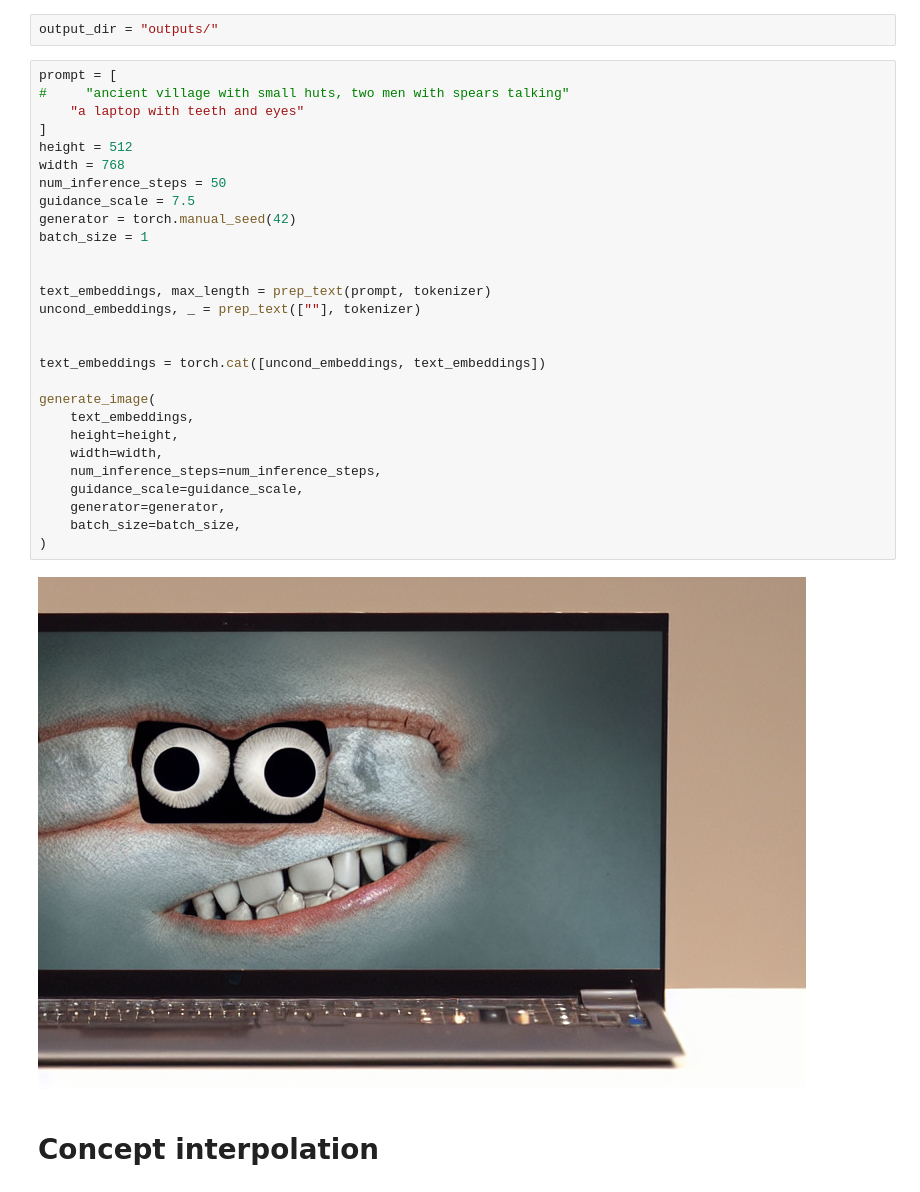
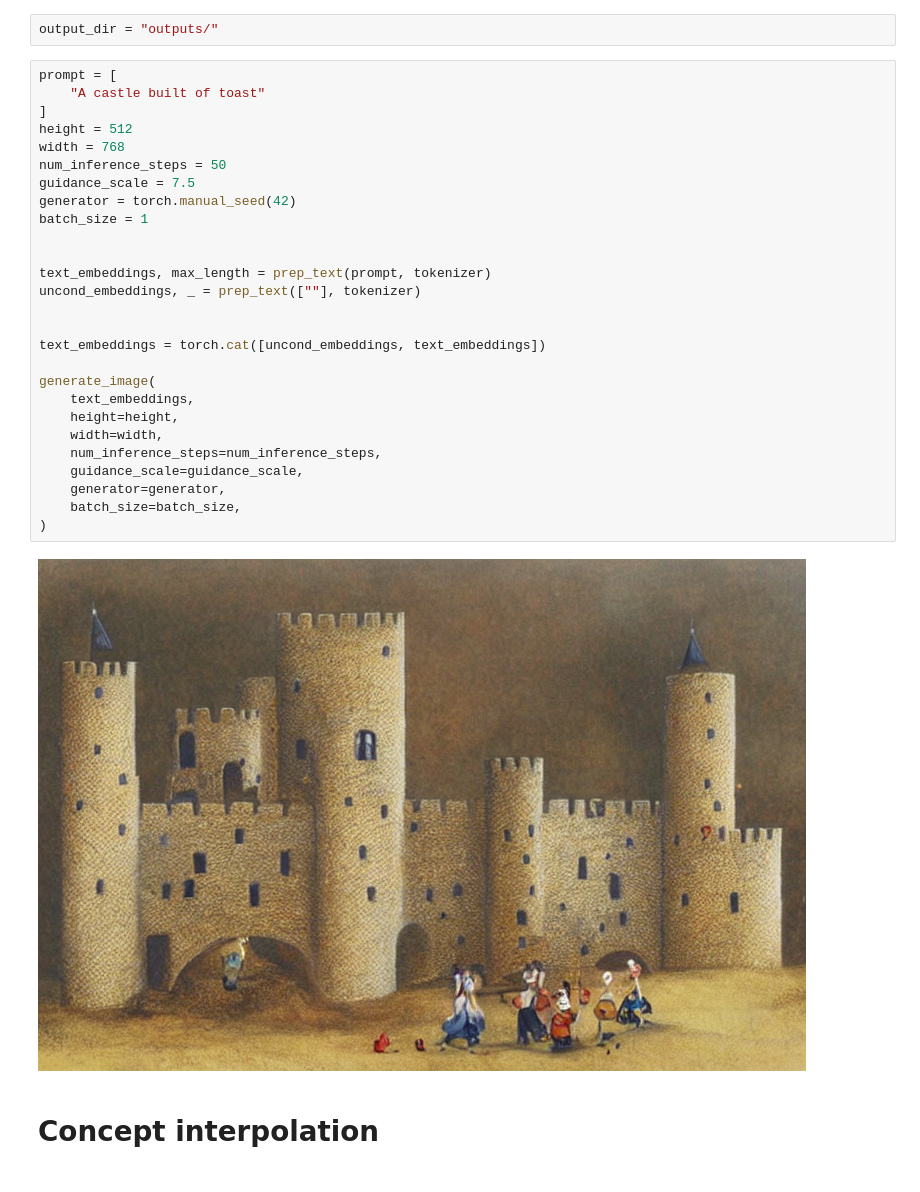
Before and after one commit to jerome3o/stable-diffusion, a Jupyter notebook: scratch.ipynb, the cells around one changed output. Cells and saved outputs as stored; diff of their text form.

```diff
--- a/scratch.ipynb
+++ b/scratch.ipynb
@@ -179,34 +194,33 @@ Some weights of the model checkpoint at openai/clip-vit-large-patch14 were not u
 output_dir = "outputs/"
 # %%
 prompt = [
-#     "ancient village with small huts, two men with spears talking"
-    "a laptop with teeth and eyes"
+    "A castle built of toast"
 ]
 height = 512
 width = 768
 num_inference_steps = 50
 guidance_scale = 7.5
 generator = torch.manual_seed(42)
 batch_size = 1
 
 
 text_embeddings, max_length = prep_text(prompt, tokenizer)
 uncond_embeddings, _ = prep_text([""], tokenizer)
 
 
 text_embeddings = torch.cat([uncond_embeddings, text_embeddings])
 
 generate_image(
     text_embeddings,
     height=height,
     width=width,
     num_inference_steps=num_inference_steps,
     guidance_scale=guidance_scale,
     generator=generator,
     batch_size=batch_size,
 )
 # %% [output]
-[figure, old version]
+[figure, new version]
 # %% [markdown]
 # Concept interpolation
 # %% [markdown]
```
Also changed, not shown: parts of 14 cells of this notebook.
